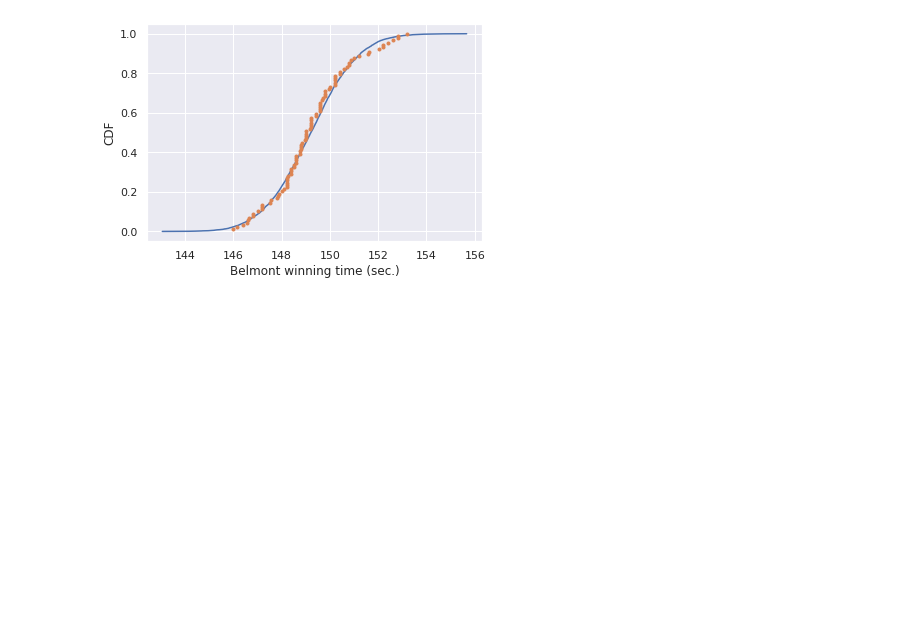
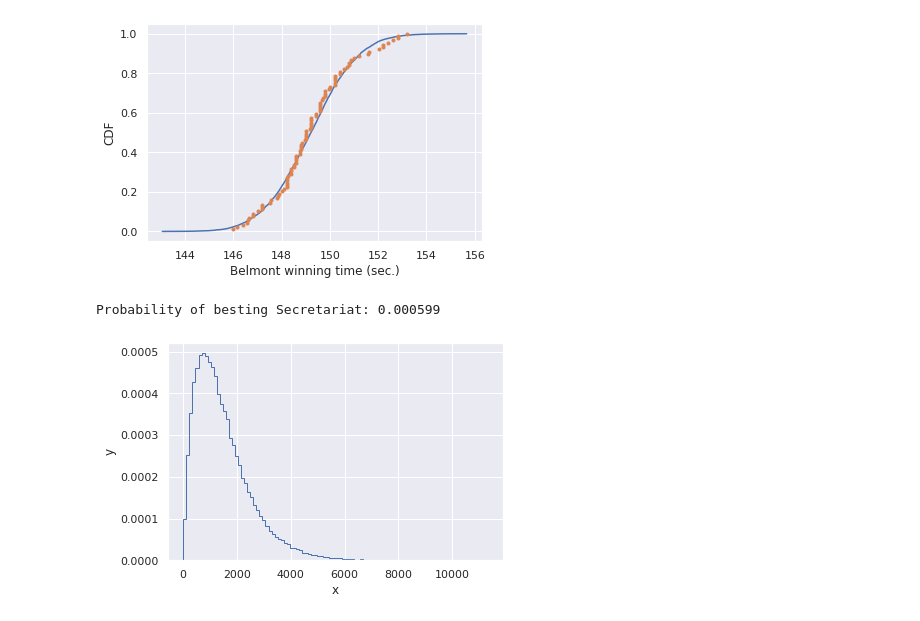
Before and after one commit to TedHaley/courses, a Jupyter notebook: statistical_thinking_in_python_part_1.ipynb, the cells around one changed output. Drawn from its saved outputs; the diff is of its cells as text; code cells hidden in the pictures; blank space fills up the shorter version.

```diff
--- a/statistical_thinking_in_python_part_1.ipynb
+++ b/statistical_thinking_in_python_part_1.ipynb
@@ -476,3 +476,45 @@ _ = plt.ylabel('CDF')
 plt.show()
 # %% [output]
 [figure]
+# %%
+# Take a million samples out of the Normal distribution: samples
+samples = np.random.normal(mu, sigma, size = 1000000)
+
+# Compute the fraction that are faster than 144 seconds: prob
+prob = np.sum(samples <= 144) / 1000000
+
+# Print the result
+print('Probability of besting Secretariat:', prob)
+# %% [output]
+Probability of besting Secretariat: 0.000599
+# %%
+def successive_poisson(tau1, tau2, size=1):
+    """Compute time for arrival of 2 successive Poisson processes."""
+    # Draw samples out of first exponential distribution: t1
+    t1 = np.random.exponential(tau1, size=size)
+
+    # Draw samples out of second exponential distribution: t2
+    t2 = np.random.exponential(tau2, size=size)
+
+    return t1 + t2
+# %%
+'''
+Now, you'll use your sampling function to compute the waiting time to observe a
+ no-hitter and hitting of the cycle.
+ The mean waiting time for a no-hitter is 764 games, and the mean waiting
+ time for hitting the cycle is 715 games.
+'''
+# Draw samples of waiting times: waiting_times
+waiting_times = successive_poisson(tau1=764, tau2=715, size=100000)
+
+# Generate histogram
+_ = plt.hist(waiting_times, bins=100, histtype='step', density=True)
+
+# Label axes
+plt.xlabel('x')
+plt.ylabel('y')
+
+# Show the plot
+plt.show()
+# %% [output]
+[figure, added]
```
